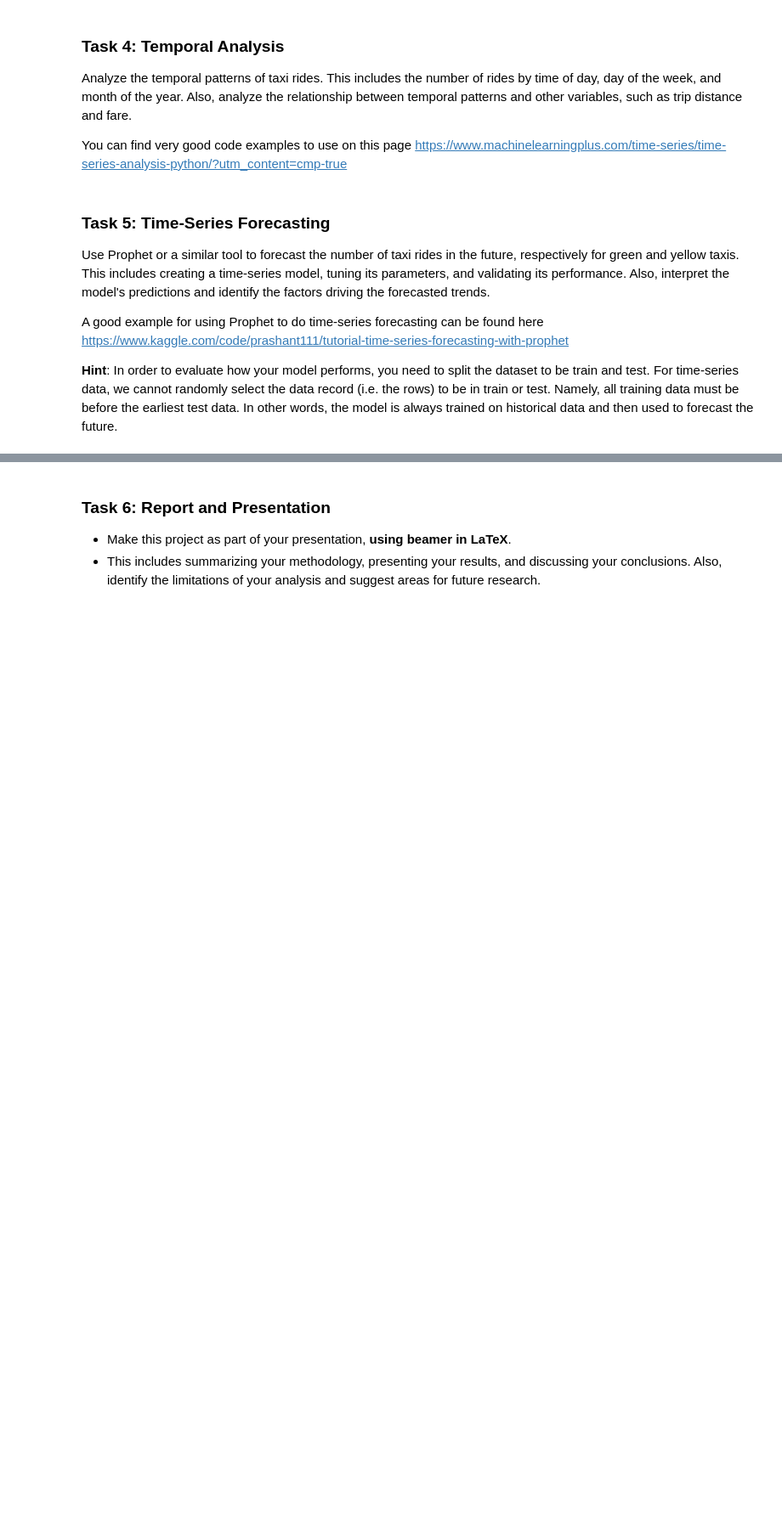
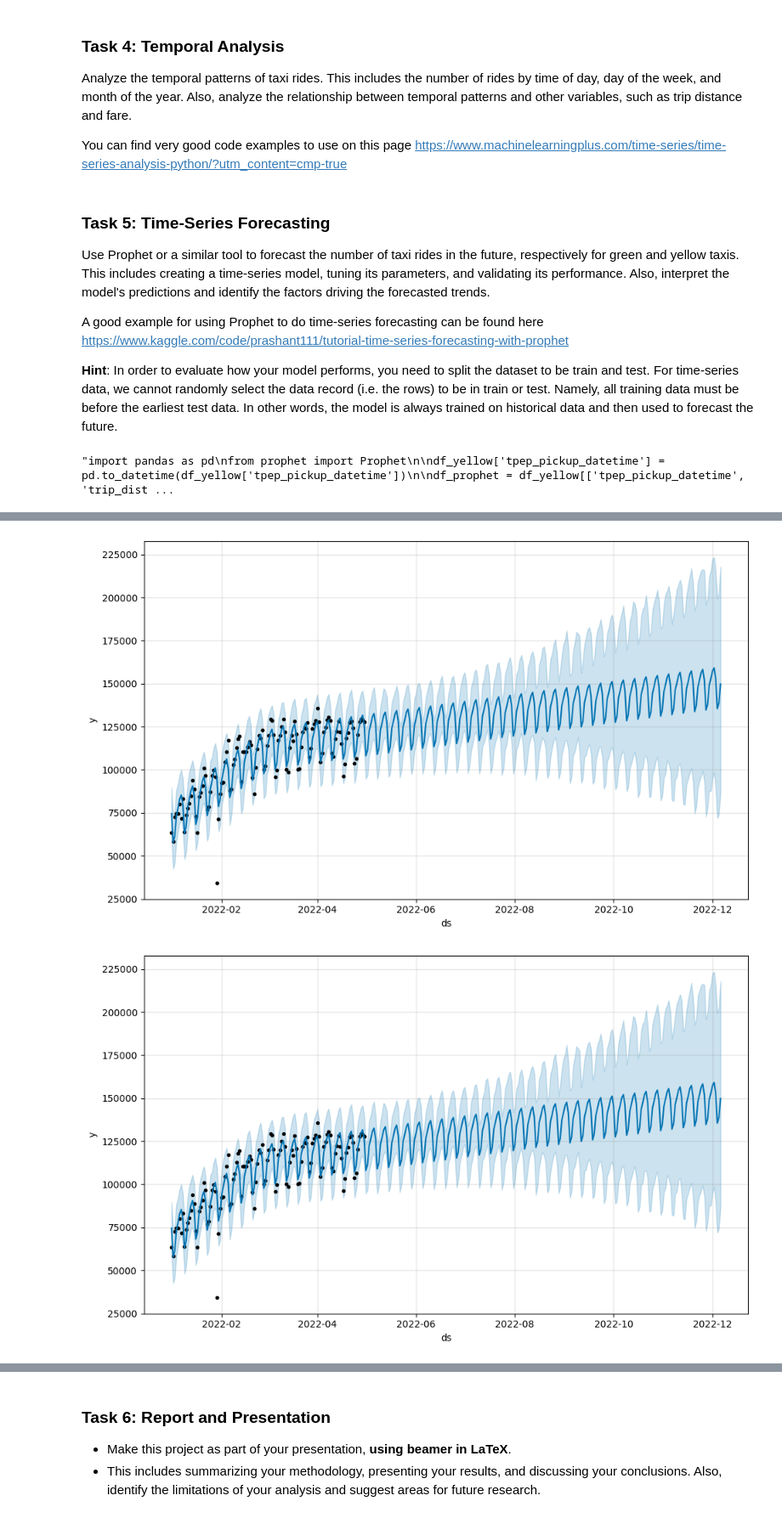
Before and after one commit to Strongside-87/Project-Delivery, a Jupyter notebook: 4_temporal_spatial_data_analysis.ipynb, the cells around one changed output, grey strips where cells are left out. Shown at 85% size. Cells and saved outputs as stored; diff of their text form; code cells hidden in the pictures; blank space fills up the shorter version.

```diff
--- a/4_temporal_spatial_data_analysis.ipynb
+++ b/4_temporal_spatial_data_analysis.ipynb
@@ -299,0 +298,74 @@ A good example for using Prophet to do time-series forecasting can be found here
+# %%
+"""import pandas as pd
+from prophet import Prophet
+
+df_yellow['tpep_pickup_datetime'] = pd.to_datetime(df_yellow['tpep_pickup_datetime'])
+
+df_prophet = df_yellow[['tpep_pickup_datetime', 'trip_distance']].copy()
+df_prophet = df_prophet.rename(columns={'tpep_pickup_datetime': 'ds', 'trip_distance': 'y'})
+
+
+df_prophet = df_prophet.sort_values('ds')
+
+# Adjust the fraction as needed
+subset_size = int(len(df_prophet) * 0.1)
+num_subsets = len(df_prophet) // subset_size
+
+subset_dfs = [df_prophet[i * subset_size : (i+1) * subset_size] for i in range(num_subsets)]
+
+
+# Train separate models on each subset
+models = []
+for subset_df in subset_dfs:
+    m = Prophet(uncertainty_samples=10)  # Set the number of uncertainty samples
+    m.fit(subset_df)
+    models.append(m)
+
+# Make forecasts using each model
+forecasts = []
+for model in models:
+    future = model.make_future_dataframe(periods=365)
+    forecast = model.predict(future)
+    forecasts.append(forecast)
+
+# Combine forecasts from all models
+combined_forecast = pd.concat(forecasts)"""
+# %% [output]
+"import pandas as pd\nfrom prophet import Prophet\n\ndf_yellow['tpep_pickup_datetime'] = pd.to_datetime(df_yellow['tpep_pickup_datetime'])\n\ndf_prophet = df_yellow[['tpep_pickup_datetime', 'trip_dist ...
+# %%
+import pandas as pd
+from prophet import Prophet
+
+
+
+
+
+df_prophet_yellow = df_yellow[['tpep_pickup_datetime', 'trip_distance']].copy()
+
+df_prophet_yellow['tpep_pickup_datetime'] = pd.to_datetime(df_prophet_yellow['tpep_pickup_datetime']).dt.date
+
+
+df_prophet_yellow = df_prophet_yellow.groupby('tpep_pickup_datetime').size().reset_index(name='trips_numbers')
+
+
+df_prophet_yellow = df_prophet_yellow.rename(columns={'tpep_pickup_datetime': 'ds', 'trips_numbers': 'y'})
+
+df_prophet_yellow = df_prophet_yellow[pd.to_datetime(df_prophet_yellow['ds']).dt.year == 2022].reset_index(drop = True)
+df_prophet_yellow = df_prophet_yellow[df_prophet_yellow['ds'].apply(lambda x: x.month in [1,2,3,4])].reset_index(drop=True)
+
+df_prophet_yellow.head(100)
+
+
+yellow_model = Prophet(interval_width= 0.95)
+
+yellow_model.fit(df_prophet_yellow)
+
+future_dates = yellow_model.make_future_dataframe(periods=220,include_history=True)
+
+future_dates
+
+forecast = yellow_model.predict(future_dates)
+forecast[['ds', 'yhat', 'yhat_lower', 'yhat_upper']].head()
+
+yellow_model.plot(forecast, uncertainty = True)
+# %% [output]
@@ -299,0 +374,2 @@ A good example for using Prophet to do time-series forecasting can be found here
+[figure, added]
+[figure, added]
```
Also changed, not shown: parts of 12 cells of this notebook.
